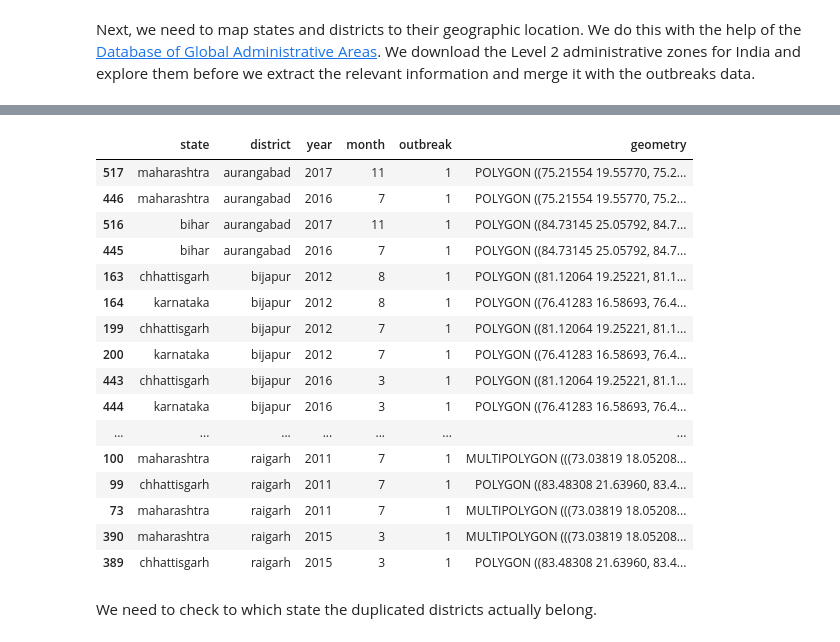
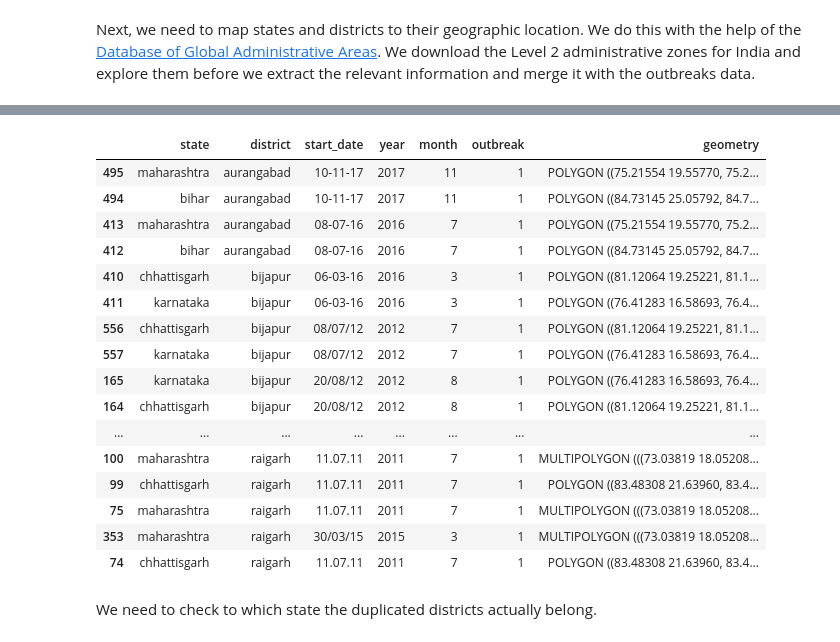
Before and after one commit to alexvmt/cholera_risk_modeling, a Jupyter notebook: 2_preprocess_the_data/preprocess_cholera_outbreaks.ipynb, the cells around one changed output, grey strips where cells are left out. Drawn from its saved outputs; the diff is of its cells as text; code cells hidden in the pictures.

```diff
--- a/2_preprocess_the_data/preprocess_cholera_outbreaks.ipynb
+++ b/2_preprocess_the_data/preprocess_cholera_outbreaks.ipynb
@@ -273,0 +193,3 @@ outbreaks
+# %%
+# cast month to integer
+cholera_outbreaks['month'] = cholera_outbreaks['month'].astype(np.int64)
@@ -273,0 +205,7 @@ outbreaks
+# %%
+# drop rows, drop columns, add cholera outbreak column
+cholera_outbreaks = cholera_outbreaks.loc[cholera_outbreaks['year'].isin(np.arange(2010, 2019))].reset_index(drop=True)
+cholera_outbreaks = cholera_outbreaks.drop(['disease', 'cases', 'deaths', 'start_date'], axis=1)
+cholera_outbreaks = cholera_outbreaks.rename(columns={'start_date_clean': 'start_date'})
+cholera_outbreaks['outbreak'] = 1
+cholera_outbreaks.shape
@@ -306,0 +235,3 @@ Datum: World Geodetic System 1984
+# %%
+india = gpd.read_file('../../data/outbreaks/gadm36_IND_shp/gadm36_IND_2.shp')
+india.shape
@@ -511,5 +374,5 @@ outbreaks.shape
 # %%
 # map states and geometry to districts
-outbreaks_mapped = pd.merge(states_districts, outbreaks, how='right', on='district')[['state', 'district', 'year', 'month', 'outbreak', 'geometry']].reset_index(drop=True)
-outbreaks_mapped.shape
+cholera_outbreaks_mapped = pd.merge(states_districts, cholera_outbreaks, how='right', on='district')[['state', 'district', 'start_date', 'year', 'month', 'outbreak', 'geometry']].reset_index(drop=True)
+cholera_outbreaks_mapped.shape
 # %% [output]
@@ -533,24 +380,24 @@ outbreaks_mapped
 # %%
 # find districts with identical names appearing in different states
 duplicate_districts = states_districts['district'].value_counts()[states_districts['district'].value_counts() > 1].index.tolist()
-outbreaks_mapped[outbreaks_mapped['district'].isin(duplicate_districts)].sort_values('district')
+cholera_outbreaks_mapped[cholera_outbreaks_mapped['district'].isin(duplicate_districts)].sort_values('district')
 # %% [output]
-|  | state | district | year | month | outbreak | geometry |
-| 517 | maharashtra | aurangabad | 2017 | 11 | 1 | POLYGON ((75.21554 19.55770, 75.2... |
-| 446 | maharashtra | aurangabad | 2016 | 7 | 1 | POLYGON ((75.21554 19.55770, 75.2... |
-| 516 | bihar | aurangabad | 2017 | 11 | 1 | POLYGON ((84.73145 25.05792, 84.7... |
-| 445 | bihar | aurangabad | 2016 | 7 | 1 | POLYGON ((84.73145 25.05792, 84.7... |
-| 163 | chhattisgarh | bijapur | 2012 | 8 | 1 | POLYGON ((81.12064 19.25221, 81.1... |
-| 164 | karnataka | bijapur | 2012 | 8 | 1 | POLYGON ((76.41283 16.58693, 76.4... |
-| 199 | chhattisgarh | bijapur | 2012 | 7 | 1 | POLYGON ((81.12064 19.25221, 81.1... |
-| 200 | karnataka | bijapur | 2012 | 7 | 1 | POLYGON ((76.41283 16.58693, 76.4... |
-| 443 | chhattisgarh | bijapur | 2016 | 3 | 1 | POLYGON ((81.12064 19.25221, 81.1... |
-| 444 | karnataka | bijapur | 2016 | 3 | 1 | POLYGON ((76.41283 16.58693, 76.4... |
-| ... | ... | ... | ... | ... | ... | ... |
-| 100 | maharashtra | raigarh | 2011 | 7 | 1 | MULTIPOLYGON (((73.03819 18.05208... |
-| 99 | chhattisgarh | raigarh | 2011 | 7 | 1 | POLYGON ((83.48308 21.63960, 83.4... |
-| 73 | maharashtra | raigarh | 2011 | 7 | 1 | MULTIPOLYGON (((73.03819 18.05208... |
-| 390 | maharashtra | raigarh | 2015 | 3 | 1 | MULTIPOLYGON (((73.03819 18.05208... |
-| 389 | chhattisgarh | raigarh | 2015 | 3 | 1 | POLYGON ((83.48308 21.63960, 83.4... |
+|  | state | district | start_date | year | month | outbreak | geometry |
+| 495 | maharashtra | aurangabad | 10-11-17 | 2017 | 11 | 1 | POLYGON ((75.21554 19.55770, 75.2... |
+| 494 | bihar | aurangabad | 10-11-17 | 2017 | 11 | 1 | POLYGON ((84.73145 25.05792, 84.7... |
+| 413 | maharashtra | aurangabad | 08-07-16 | 2016 | 7 | 1 | POLYGON ((75.21554 19.55770, 75.2... |
+| 412 | bihar | aurangabad | 08-07-16 | 2016 | 7 | 1 | POLYGON ((84.73145 25.05792, 84.7... |
+| 410 | chhattisgarh | bijapur | 06-03-16 | 2016 | 3 | 1 | POLYGON ((81.12064 19.25221, 81.1... |
+| 411 | karnataka | bijapur | 06-03-16 | 2016 | 3 | 1 | POLYGON ((76.41283 16.58693, 76.4... |
+| 556 | chhattisgarh | bijapur | 08/07/12 | 2012 | 7 | 1 | POLYGON ((81.12064 19.25221, 81.1... |
+| 557 | karnataka | bijapur | 08/07/12 | 2012 | 7 | 1 | POLYGON ((76.41283 16.58693, 76.4... |
+| 165 | karnataka | bijapur | 20/08/12 | 2012 | 8 | 1 | POLYGON ((76.41283 16.58693, 76.4... |
+| 164 | chhattisgarh | bijapur | 20/08/12 | 2012 | 8 | 1 | POLYGON ((81.12064 19.25221, 81.1... |
+| ... | ... | ... | ... | ... | ... | ... | ... |
+| 100 | maharashtra | raigarh | 11.07.11 | 2011 | 7 | 1 | MULTIPOLYGON (((73.03819 18.05208... |
+| 99 | chhattisgarh | raigarh | 11.07.11 | 2011 | 7 | 1 | POLYGON ((83.48308 21.63960, 83.4... |
+| 75 | maharashtra | raigarh | 11.07.11 | 2011 | 7 | 1 | MULTIPOLYGON (((73.03819 18.05208... |
+| 353 | maharashtra | raigarh | 30/03/15 | 2015 | 3 | 1 | MULTIPOLYGON (((73.03819 18.05208... |
+| 74 | chhattisgarh | raigarh | 11.07.11 | 2011 | 7 | 1 | POLYGON ((83.48308 21.63960, 83.4... |
 # %% [markdown]
 We need to check to which state the duplicated districts actually belong.
```
Also changed, not shown: parts of 146 cells of this notebook.
